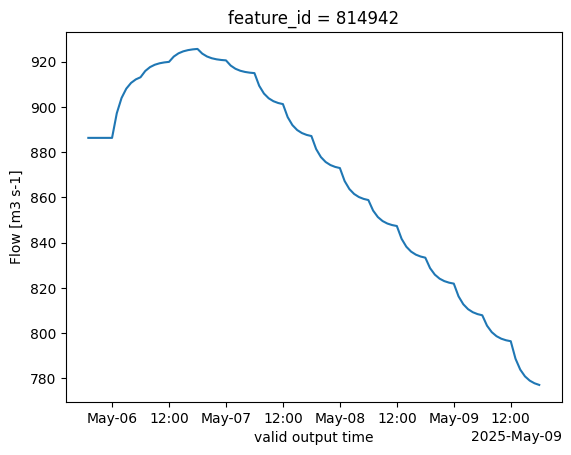
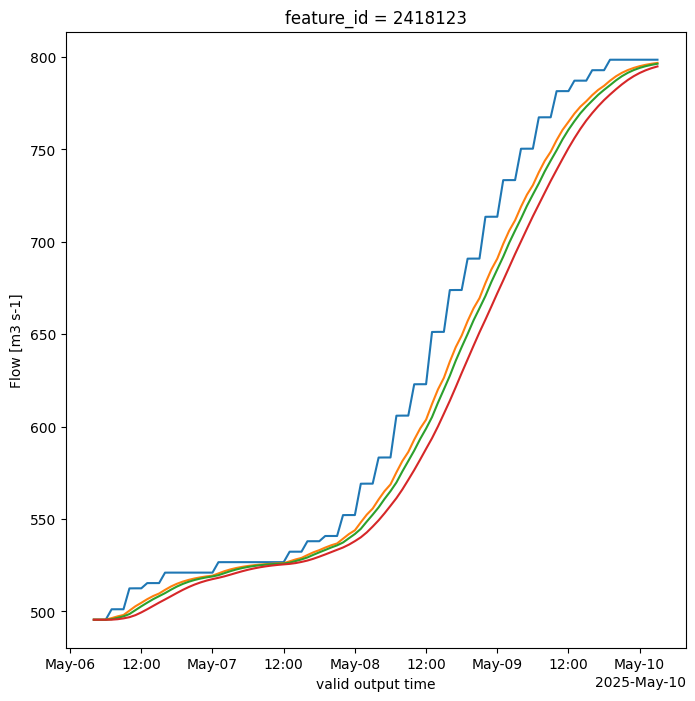
The change to this notebook cell's code, shown as a diff; its figure went from the first image to the second:
--- before
+++ after
@@ -2,4 +2,6 @@
 
 fig, ax = plt.subplots(figsize=(8, 8))
-ds.sel(feature_id=814942).flow.plot(ax=ax)
-ds.sel(feature_id=814951).flow.plot(ax=ax)
+ds.sel(feature_id=2418120).flow.plot(ax=ax)
+ds.sel(feature_id=2418121).flow.plot(ax=ax)
+ds.sel(feature_id=2418122).flow.plot(ax=ax)
+ds.sel(feature_id=2418123).flow.plot(ax=ax)

Commit: updated examples